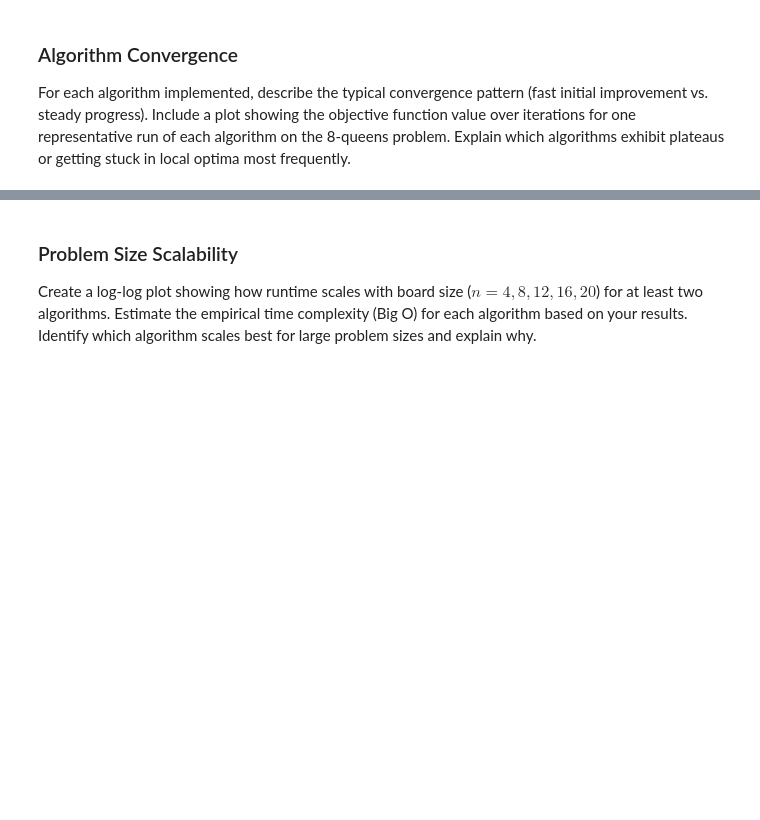
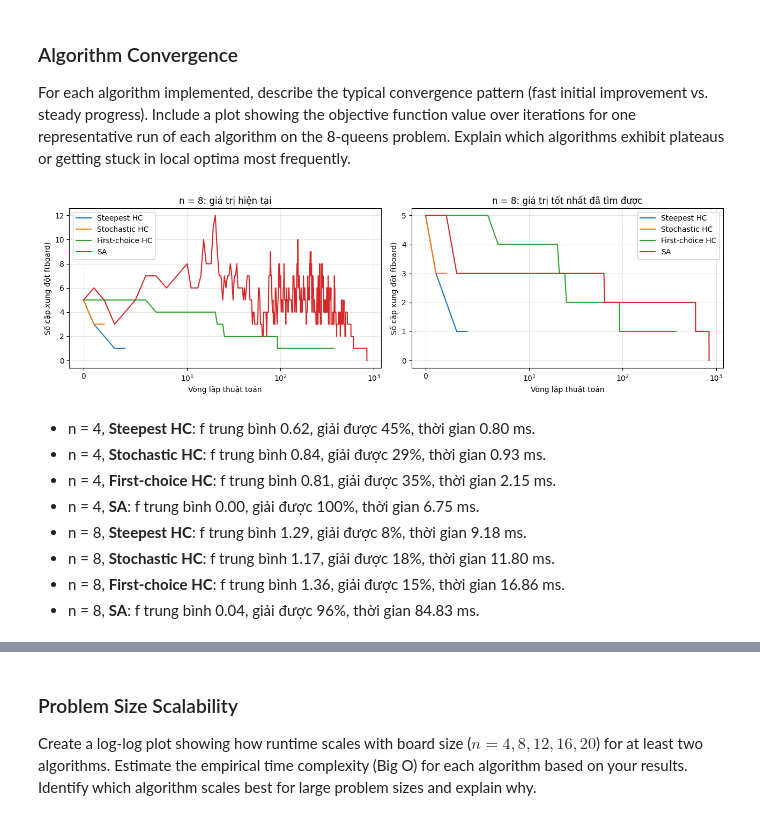
Before and after one commit to doduyquy/sgu-team-2026-advanced-ai-subject, a Jupyter notebook: weekly assignments/lab03 - local search/n_queens.ipynb, the cells around one changed output, grey strips where cells are left out. Cells and saved outputs as stored; diff of their text form; code cells hidden in the pictures; blank space fills up the shorter version.

```diff
--- a/weekly assignments/lab03 - local search/n_queens.ipynb
+++ b/weekly assignments/lab03 - local search/n_queens.ipynb
@@ -159,3 +226,6 @@ Modify the algorithm for steepest-ascend hill climbing by choosing randomly from
+# %%
+def queens_stochastic(board, max_evals=5000, seed=0):
+    return queens_hc(board, 'stochastic', max_evals, seed)
 # %% [markdown]
 __Important note:__ This is a very expensive algorithm since it has to calculate the objective function (number of conflicts) for all possible moves. The next algorithm produces the same result, but with much less computational cost.
 # %% [markdown]
@@ -177,3 +247,6 @@ __Notes:__
+# %%
+def queens_first_choice(board, max_evals=5000, seed=0):
+    return queens_hc(board, 'first', max_evals, seed)
 # %% [markdown]
 ## Task 4: Hill Climbing Search with Random Restarts [10 Points]
 
@@ -269,0 +431,35 @@ Explain which algorithms exhibit plateaus or getting stuck in local optima most
+# %%
+fig, axes = plt.subplots(1, 2, figsize=(13, 4))
+for name in queens_algorithms:
+    run = queen_runs[8, 0, name]  # cùng bàn cờ, cùng trial; không chọn lần tốt nhất
+    axes[0].plot(run['current_history'], label=name)
+    axes[1].plot(run['best_history'], label=name)
+for ax in axes:
+    ax.set_xscale('symlog', linthresh=10)
+    ax.set_xlabel('Vòng lặp thuật toán')
+    ax.set_ylabel('Số cặp xung đột f(board)')
+    ax.grid(alpha=0.3)
+    ax.legend()
+axes[0].set_title('n = 8: giá trị hiện tại')
+axes[1].set_title('n = 8: giá trị tốt nhất đã tìm được')
+fig.tight_layout()
+plt.show()
+
+notes = []
+for n in [4, 8]:
+    for name in queens_algorithms:
+        row = queen_comparison.loc[n, name]
+        notes.append(f'- n = {n}, **{name}**: f trung bình {row.f_TB:.2f}, '
+                     f'giải được {row.thanh_cong_phan_tram:.0f}%, '
+                     f'thời gian {row.thoi_gian_ms_TB:.2f} ms.')
+display(Markdown('\n'.join(notes)))
+# %% [output]
+[figure, added]
+- n = 4, **Steepest HC**: f trung bình 0.62, giải được 45%, thời gian 0.80 ms.
+- n = 4, **Stochastic HC**: f trung bình 0.84, giải được 29%, thời gian 0.93 ms.
+- n = 4, **First-choice HC**: f trung bình 0.81, giải được 35%, thời gian 2.15 ms.
+- n = 4, **SA**: f trung bình 0.00, giải được 100%, thời gian 6.75 ms.
+- n = 8, **Steepest HC**: f trung bình 1.29, giải được 8%, thời gian 9.18 ms.
+- n = 8, **Stochastic HC**: f trung bình 1.17, giải được 18%, thời gian 11.80 ms.
+- n = 8, **First-choice HC**: f trung bình 1.36, giải được 15%, thời gian 16.86 ms.
+- n = 8, **SA**: f trung bình 0.04, giải được 96%, thời gian 84.83 ms.
```
Also changed, not shown: parts of 22 cells of this notebook, 1 other file.
